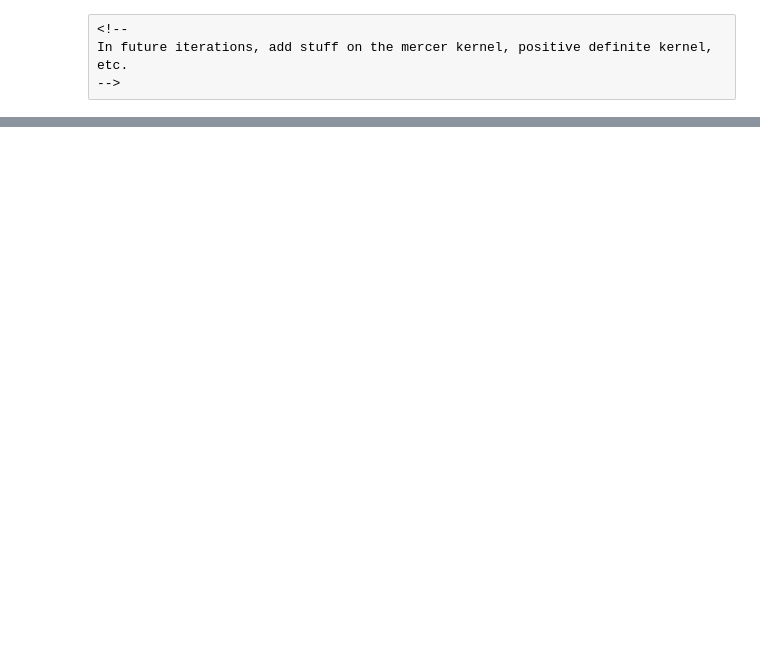
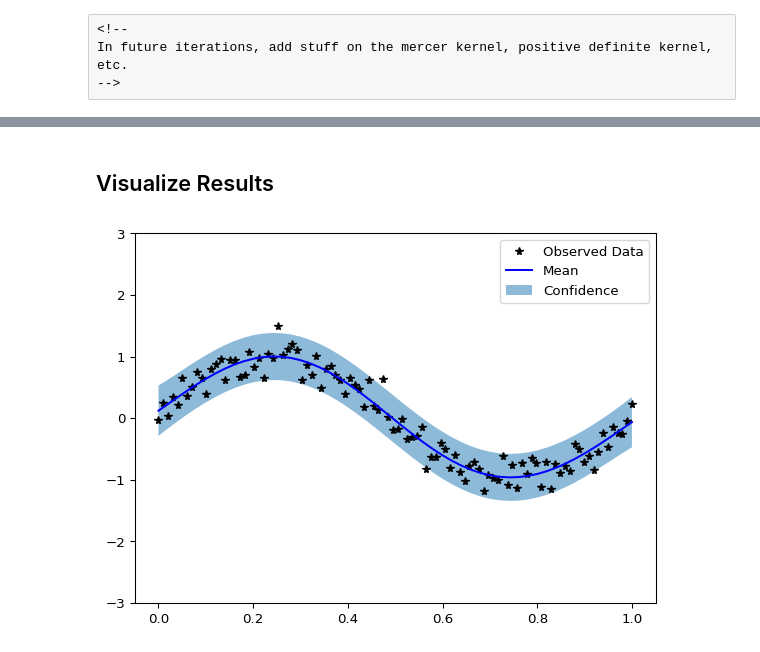
Before and after one commit to ubcecon/ECON622, a Jupyter notebook: docs/lectures/lectures/kernel_methods.ipynb, the cells around one changed output, grey strips where cells are left out. Cells and saved outputs as stored; diff of their text form; code cells hidden in the pictures; blank space fills up the shorter version.

```diff
--- a/docs/lectures/lectures/kernel_methods.ipynb
+++ b/docs/lectures/lectures/kernel_methods.ipynb
@@ -442,0 +516,5 @@ $$
+# %%
+# Training data is 100 points in [0,1] inclusive regularly spaced
+train_x = torch.linspace(0, 1, 100)
+# True function is sin(2*pi*x) with Gaussian noise
+train_y = torch.sin(train_x * (2 * math.pi)) + torch.randn(train_x.size()) * math.sqrt(0.04)
@@ -442,0 +535,11 @@ $$
+# %%
+class ExactGPModel(gpytorch.models.ExactGP):
+    def __init__(self, train_x, train_y, likelihood):
+        super(ExactGPModel, self).__init__(train_x, train_y, likelihood)
+        self.mean_module = gpytorch.means.ConstantMean()
+        self.covar_module = gpytorch.kernels.ScaleKernel(gpytorch.kernels.RBFKernel())
+
+    def forward(self, x):
+        mean_x = self.mean_module(x)
+        covar_x = self.covar_module(x)
+        return gpytorch.distributions.MultivariateNormal(mean_x, covar_x)
@@ -442,0 +548,8 @@ $$
+# %%
+likelihood = gpytorch.likelihoods.GaussianLikelihood()
+model = ExactGPModel(train_x, train_y, likelihood)
+model.train()
+likelihood.train()
+optimizer = torch.optim.Adam(model.parameters(), lr=0.1)  # Includes GaussianLikelihood parameters
+# "Loss" for GPs - the marginal log likelihood
+mll = gpytorch.mlls.ExactMarginalLogLikelihood(likelihood, model)
@@ -442,0 +587,17 @@ $$
+# %% [markdown]
+## Visualize Results
+# %%
+with torch.no_grad(), gpytorch.settings.fast_pred_var():
+    test_x = torch.linspace(0, 1, 51)
+    observed_pred = likelihood(model(test_x))
+
+    fig, ax = plt.subplots()
+    lower, upper = observed_pred.confidence_region()
+    ax.plot(train_x.numpy(), train_y.numpy(), 'k*')
+    ax.plot(test_x.numpy(), observed_pred.mean.numpy(), 'b')
+    # Shade between the lower and upper confidence bounds
+    ax.fill_between(test_x.numpy(), lower.numpy(), upper.numpy(), alpha=0.5)
+    ax.set_ylim([-3, 3])
+    ax.legend(['Observed Data', 'Mean', 'Confidence'])
+# %% [output]
+[figure, added]
```
Also changed, not shown: parts of 8 cells of this notebook, 18 other files.
